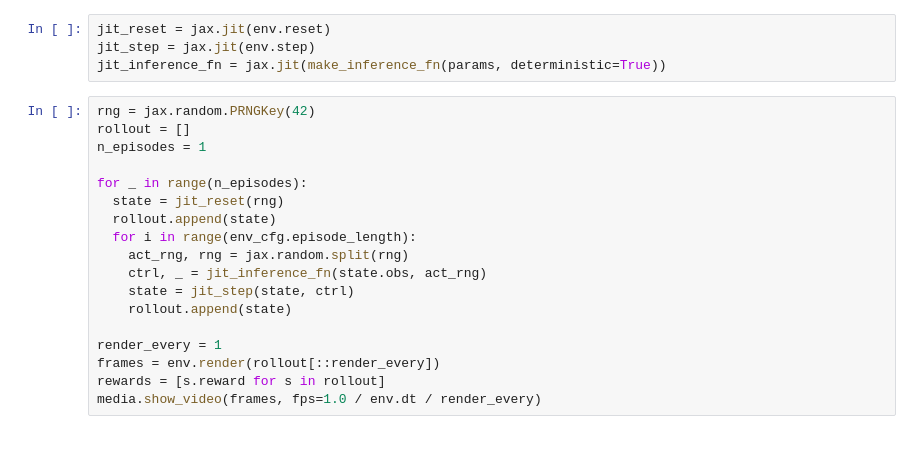
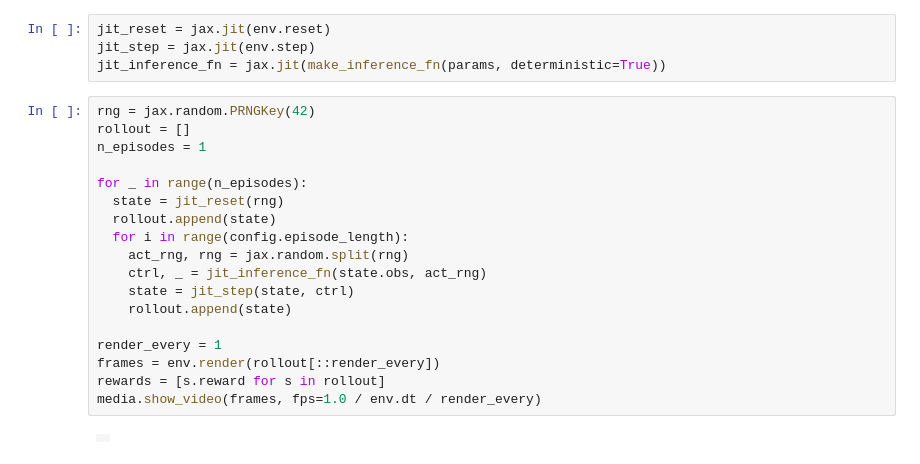
Before and after one commit to eyedecay/RLImplementations, a Jupyter notebook: src/brax_mujoco_implementations/SAC.ipynb, the cells around one changed output. Saved outputs shown, nothing was run; the diff lists cells and outputs as text.

```diff
--- a/src/brax_mujoco_implementations/SAC.ipynb
+++ b/src/brax_mujoco_implementations/SAC.ipynb
@@ -165,18 +191,20 @@ jit_inference_fn = jax.jit(make_inference_fn(params, deterministic=True))
 # %%
 rng = jax.random.PRNGKey(42)
 rollout = []
 n_episodes = 1
 
 for _ in range(n_episodes):
   state = jit_reset(rng)
   rollout.append(state)
-  for i in range(env_cfg.episode_length):
+  for i in range(config.episode_length):
     act_rng, rng = jax.random.split(rng)
     ctrl, _ = jit_inference_fn(state.obs, act_rng)
     state = jit_step(state, ctrl)
     rollout.append(state)
 
 render_every = 1
 frames = env.render(rollout[::render_every])
 rewards = [s.reward for s in rollout]
 media.show_video(frames, fps=1.0 / env.dt / render_every)
+# %% [output]
+|  |
```
Also changed, not shown: parts of 4 cells of this notebook.
